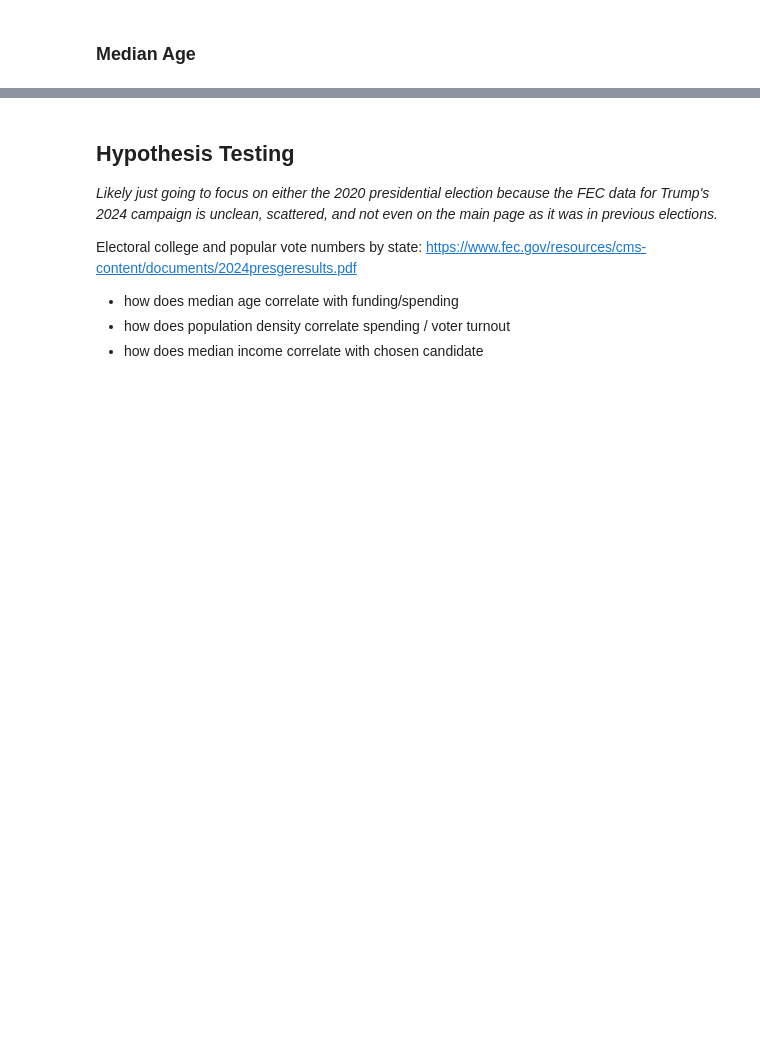
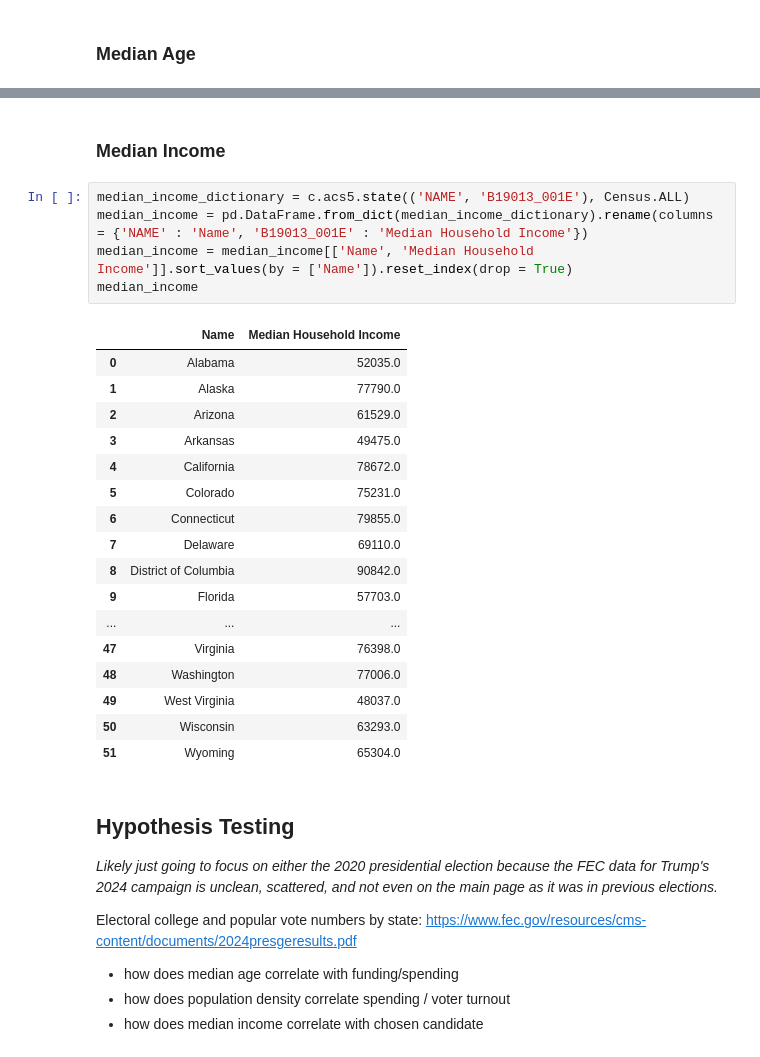
Before and after one commit to 9t8/cmsc320_project, a Jupyter notebook: c2.ipynb, the cells around one changed output, grey strips where cells are left out. Saved outputs shown, nothing was run; the diff lists cells and outputs as text; blank space fills up the shorter version.

```diff
--- a/c2.ipynb
+++ b/c2.ipynb
@@ -57,3 +68,28 @@ median_age.head()
+# %% [markdown]
+### Median Income
+# %%
+median_income_dictionary = c.acs5.state(('NAME', 'B19013_001E'), Census.ALL)
+median_income = pd.DataFrame.from_dict(median_income_dictionary).rename(columns = {'NAME' : 'Name', 'B19013_001E' : 'Median Household Income'})
+median_income = median_income[['Name', 'Median Household Income']].sort_values(by = ['Name']).reset_index(drop = True)
+median_income
+# %% [output]
+|  | Name | Median Household Income |
+| 0 | Alabama | 52035.0 |
+| 1 | Alaska | 77790.0 |
+| 2 | Arizona | 61529.0 |
+| 3 | Arkansas | 49475.0 |
+| 4 | California | 78672.0 |
+| 5 | Colorado | 75231.0 |
+| 6 | Connecticut | 79855.0 |
+| 7 | Delaware | 69110.0 |
+| 8 | District of Columbia | 90842.0 |
+| 9 | Florida | 57703.0 |
+| ... | ... | ... |
+| 47 | Virginia | 76398.0 |
+| 48 | Washington | 77006.0 |
+| 49 | West Virginia | 48037.0 |
+| 50 | Wisconsin | 63293.0 |
+| 51 | Wyoming | 65304.0 |
 # %% [markdown]
 ## Hypothesis Testing
 
```
Also changed, not shown: parts of 2 cells of this notebook.
